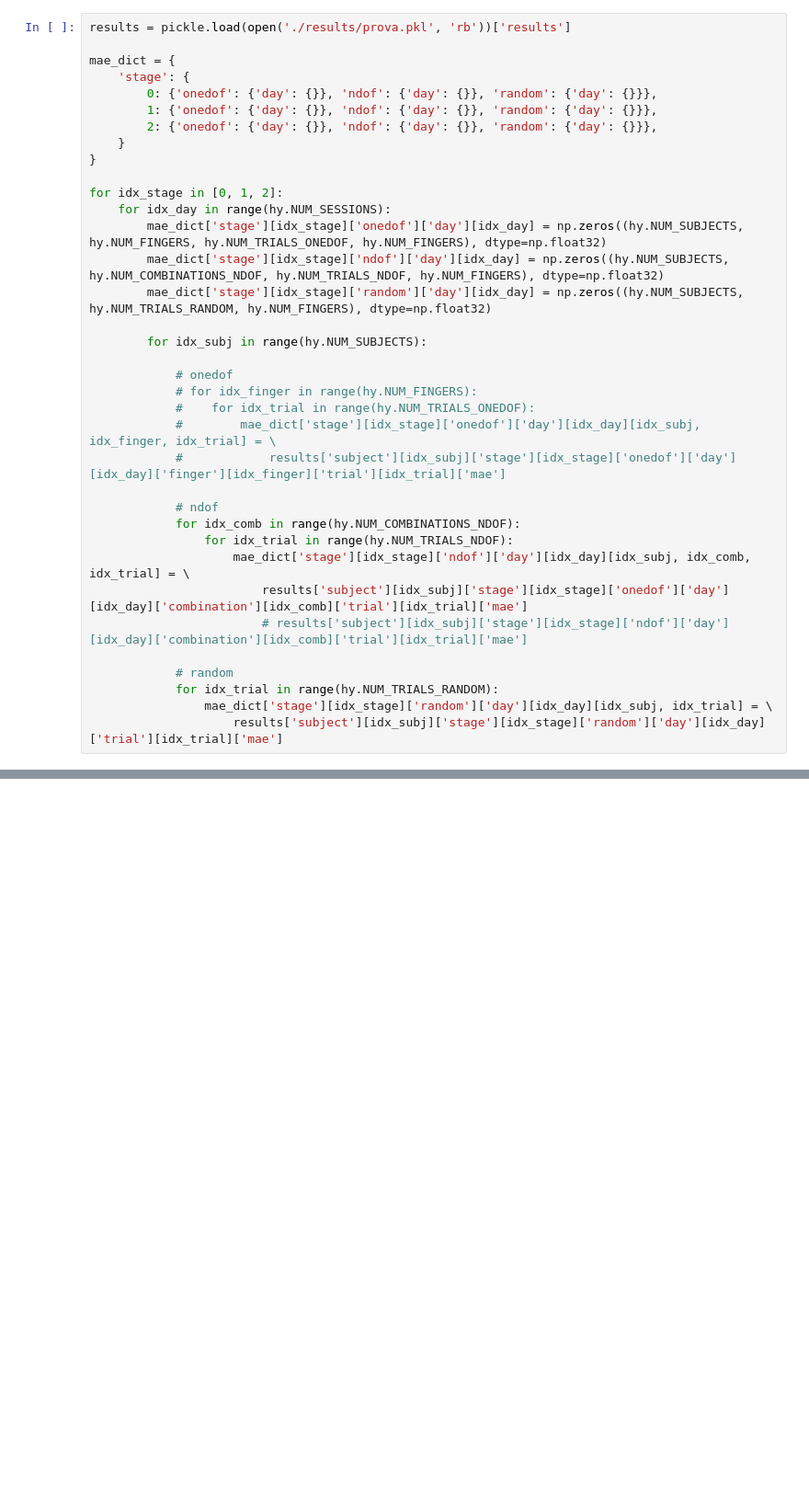
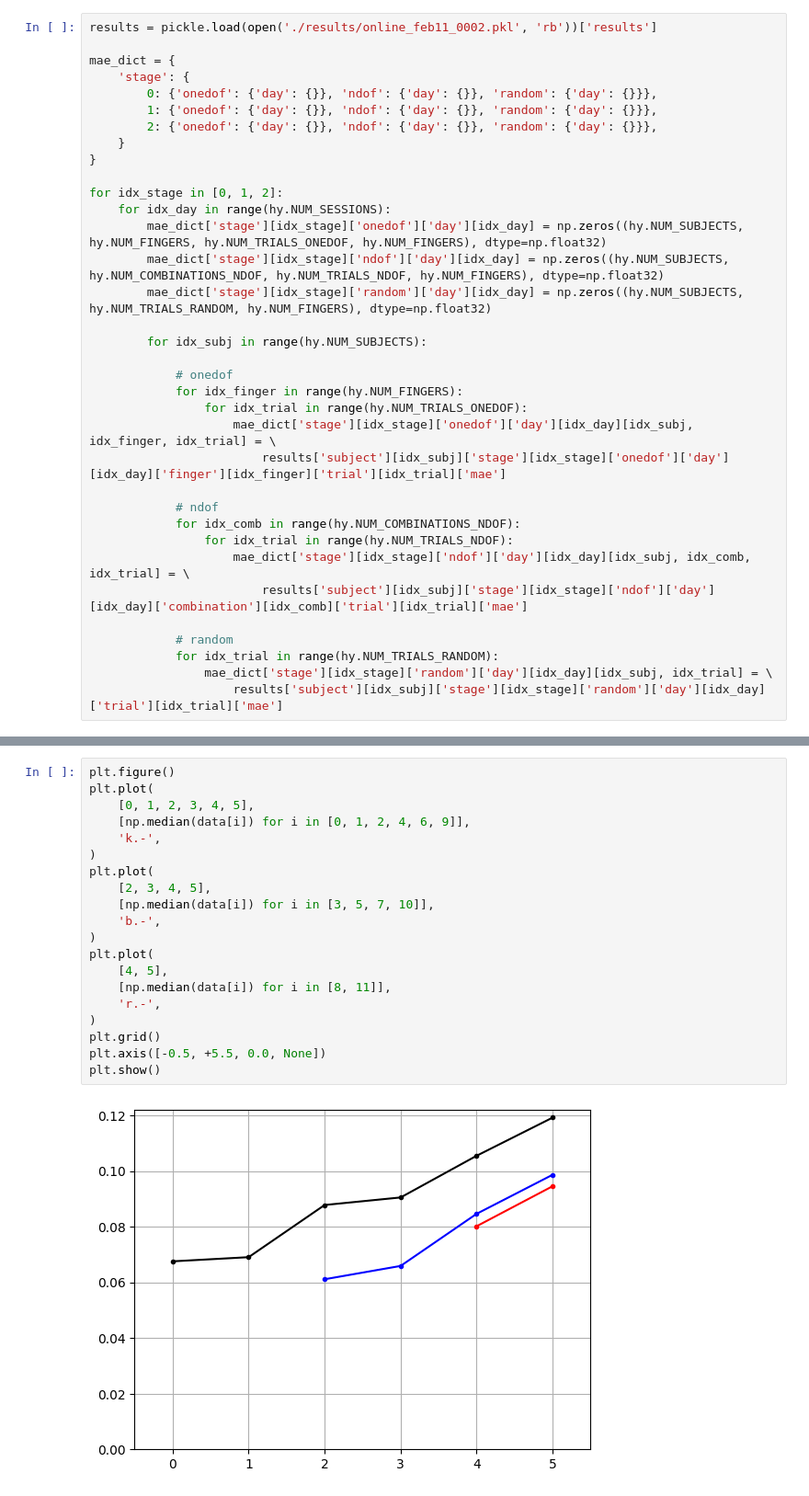
Before and after one commit to pulp-bio/incremental_hyser, a Jupyter notebook: read_results.ipynb, the cells around one changed output, grey strips where cells are left out. Shown: that part at 92% size. Cells and saved outputs as stored; diff of their text form; blank space fills up the shorter version.

Commit message:
experiments and results

```diff
--- a/read_results.ipynb
+++ b/read_results.ipynb
@@ -6,7 +7,7 @@ import matplotlib.pyplot as plt
 
 from incremental_hyser.hyser import hyser as hy
 # %%
-results = pickle.load(open('./results/prova.pkl', 'rb'))['results']
+results = pickle.load(open('./results/online_feb11_0002.pkl', 'rb'))['results']
 
 mae_dict = {
     'stage': {
@@ -25,17 +26,16 @@ for idx_stage in [0, 1, 2]:
         for idx_subj in range(hy.NUM_SUBJECTS):
 
             # onedof
-            # for idx_finger in range(hy.NUM_FINGERS):
-            #    for idx_trial in range(hy.NUM_TRIALS_ONEDOF):
-            #        mae_dict['stage'][idx_stage]['onedof']['day'][idx_day][idx_subj, idx_finger, idx_trial] = \
-            #            results['subject'][idx_subj]['stage'][idx_stage]['onedof']['day'][idx_day]['finger'][idx_finger]['trial'][idx_trial]['mae']
+            for idx_finger in range(hy.NUM_FINGERS):
+                for idx_trial in range(hy.NUM_TRIALS_ONEDOF):
+                    mae_dict['stage'][idx_stage]['onedof']['day'][idx_day][idx_subj, idx_finger, idx_trial] = \
+                        results['subject'][idx_subj]['stage'][idx_stage]['onedof']['day'][idx_day]['finger'][idx_finger]['trial'][idx_trial]['mae']
 
             # ndof
             for idx_comb in range(hy.NUM_COMBINATIONS_NDOF):
                 for idx_trial in range(hy.NUM_TRIALS_NDOF):
                     mae_dict['stage'][idx_stage]['ndof']['day'][idx_day][idx_subj, idx_comb, idx_trial] = \
-                        results['subject'][idx_subj]['stage'][idx_stage]['onedof']['day'][idx_day]['combination'][idx_comb]['trial'][idx_trial]['mae']
-                        # results['subject'][idx_subj]['stage'][idx_stage]['ndof']['day'][idx_day]['combination'][idx_comb]['trial'][idx_trial]['mae']
+                        results['subject'][idx_subj]['stage'][idx_stage]['ndof']['day'][idx_day]['combination'][idx_comb]['trial'][idx_trial]['mae']
 
             # random
             for idx_trial in range(hy.NUM_TRIALS_RANDOM):
@@ -123,0 +174,22 @@ ValueError: Dimensions of labels and X must be compatible
+# %%
+plt.figure()
+plt.plot(
+    [0, 1, 2, 3, 4, 5],
+    [np.median(data[i]) for i in [0, 1, 2, 4, 6, 9]],
+    'k.-',
+)
+plt.plot(
+    [2, 3, 4, 5],
+    [np.median(data[i]) for i in [3, 5, 7, 10]],
+    'b.-',
+)
+plt.plot(
+    [4, 5],
+    [np.median(data[i]) for i in [8, 11]],
+    'r.-',
+)
+plt.grid()
+plt.axis([-0.5, +5.5, 0.0, None])
+plt.show()
+# %% [output]
+[figure, added]
```
Also changed, not shown: parts of 2 cells of this notebook, 17 other files.
